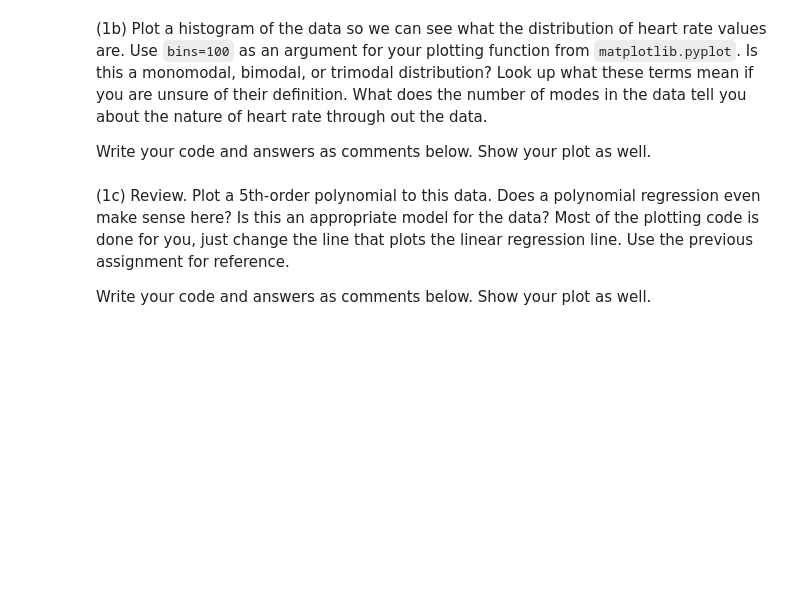
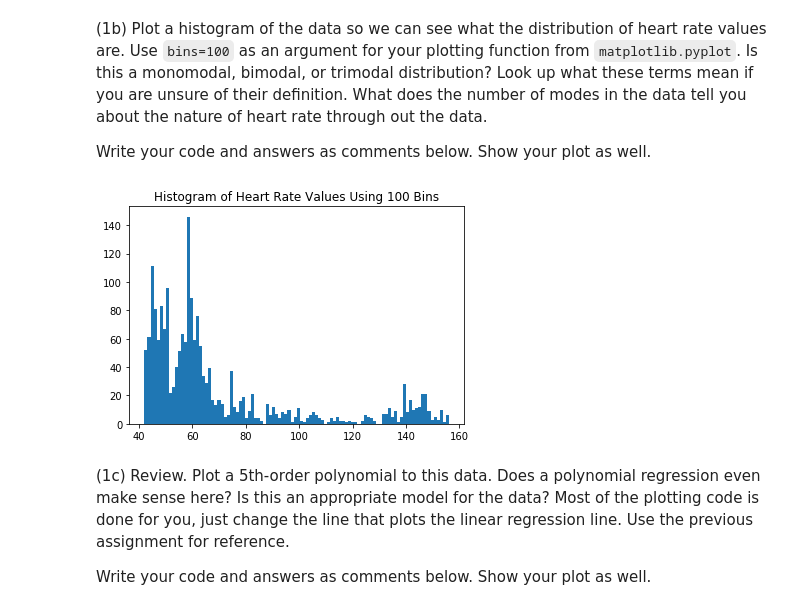
Before and after one commit to shak360/Lab-Training, a Jupyter notebook: Module_2_Python-ML/Assignment_4/emalamut/Assignment_4.ipynb, the cells around one changed output. Cells and saved outputs as stored; diff of their text form; code cells hidden in the pictures; blank space fills up the shorter version.

```diff
--- a/Module_2_Python-ML/Assignment_4/emalamut/Assignment_4.ipynb
+++ b/Module_2_Python-ML/Assignment_4/emalamut/Assignment_4.ipynb
@@ -48,3 +50,12 @@ pass
+# %%
+import matplotlib.pyplot as plt
+plt.hist(Y,bins=100)
+plt.title("Histogram of Heart Rate Values Using 100 Bins")
+plt.show()
+#trimodal? Idk if the last one is big enough to be considered a peak
+#most heart rates are either around 45 or 60
+# %% [output]
+[figure, added]
 # %% [markdown]
 (1c) Review. Plot a 5th-order polynomial to this data. Does a polynomial regression even make sense here? Is this an appropriate model for the data? Most of the plotting code is done for you, just change the line that plots the linear regression line. Use the previous assignment for reference.
 
```
Also changed, not shown: parts of 3 cells of this notebook.
